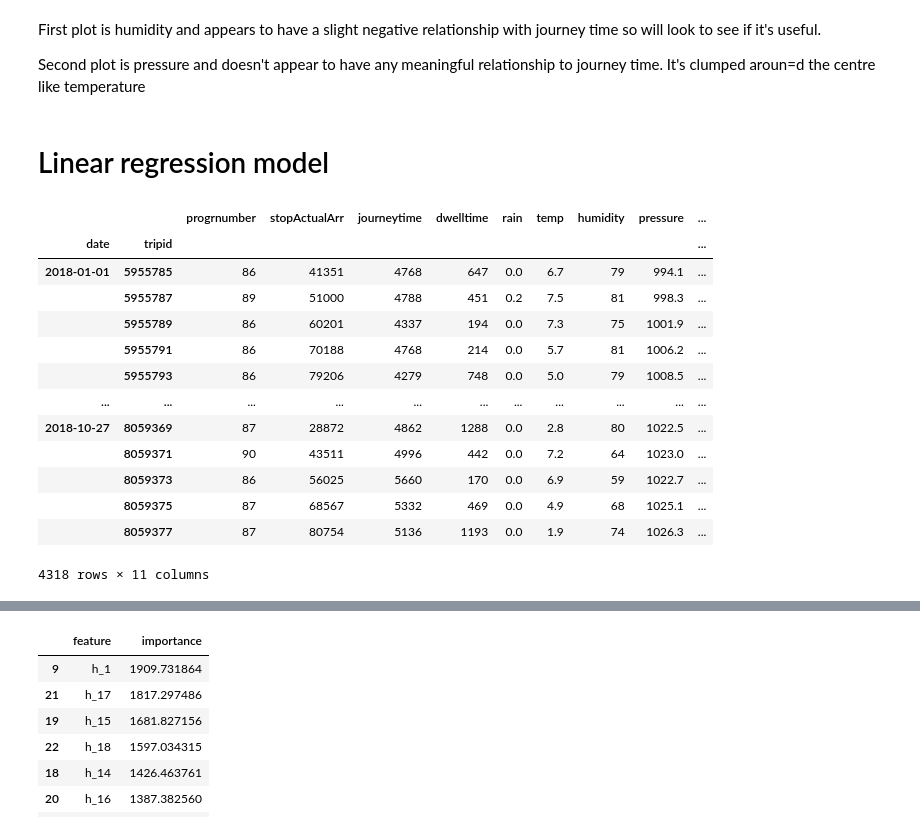
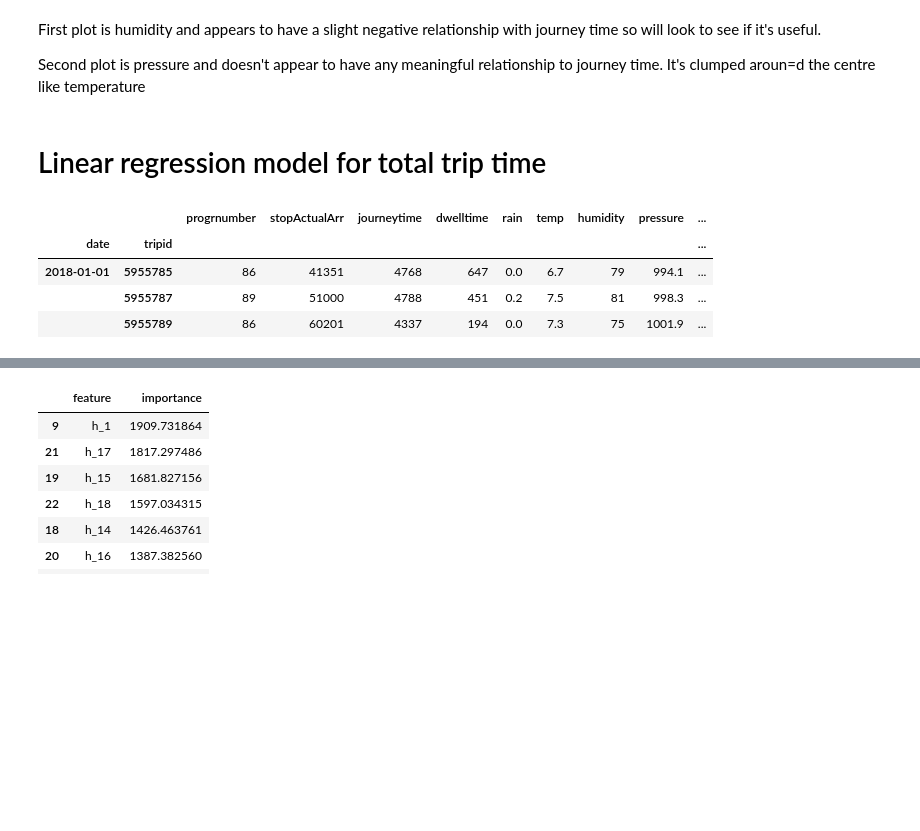
Before and after one commit to gouliev/dublinbusapp, a Jupyter notebook: data/dataAnalysis-Oscar.ipynb, the cells around one changed output, grey strips where cells are left out. Cells and saved outputs as stored; diff of their text form; code cells hidden in the pictures; blank space fills up the shorter version.

```diff
--- a/data/dataAnalysis-Oscar.ipynb
+++ b/data/dataAnalysis-Oscar.ipynb
@@ -161,24 +147,15 @@ First plot is humidity and appears to have a slight negative relationship with j
 
 Second plot is pressure and doesn't appear to have any meaningful relationship to journey time. It's clumped aroun=d the centre like temperature
 # %% [markdown]
-# Linear regression model
+# Linear regression model for total trip time
 # %%
-dfTotalJourney
+dfTotalJourney.head(3)
 # %% [output]
 |  |  | progrnumber | stopActualArr | journeytime | dwelltime | rain | temp | humidity | pressure | ... |
 | date | tripid |  |  |  |  |  |  |  |  | ... |
 | 2018-01-01 | 5955785 | 86 | 41351 | 4768 | 647 | 0.0 | 6.7 | 79 | 994.1 | ... |
 |  | 5955787 | 89 | 51000 | 4788 | 451 | 0.2 | 7.5 | 81 | 998.3 | ... |
 |  | 5955789 | 86 | 60201 | 4337 | 194 | 0.0 | 7.3 | 75 | 1001.9 | ... |
-|  | 5955791 | 86 | 70188 | 4768 | 214 | 0.0 | 5.7 | 81 | 1006.2 | ... |
-|  | 5955793 | 86 | 79206 | 4279 | 748 | 0.0 | 5.0 | 79 | 1008.5 | ... |
-| ... | ... | ... | ... | ... | ... | ... | ... | ... | ... | ... |
-| 2018-10-27 | 8059369 | 87 | 28872 | 4862 | 1288 | 0.0 | 2.8 | 80 | 1022.5 | ... |
-|  | 8059371 | 90 | 43511 | 4996 | 442 | 0.0 | 7.2 | 64 | 1023.0 | ... |
-|  | 8059373 | 86 | 56025 | 5660 | 170 | 0.0 | 6.9 | 59 | 1022.7 | ... |
-|  | 8059375 | 87 | 68567 | 5332 | 469 | 0.0 | 4.9 | 68 | 1025.1 | ... |
-|  | 8059377 | 87 | 80754 | 5136 | 1193 | 0.0 | 1.9 | 74 | 1026.3 | ... |
-4318 rows × 11 columns
 # %%
 #removing rain, temp, pressure as no correlation is apparent
 #removing stopActualArr as journeytime is calculated from it
```
Also changed, not shown: parts of 30 cells of this notebook.
